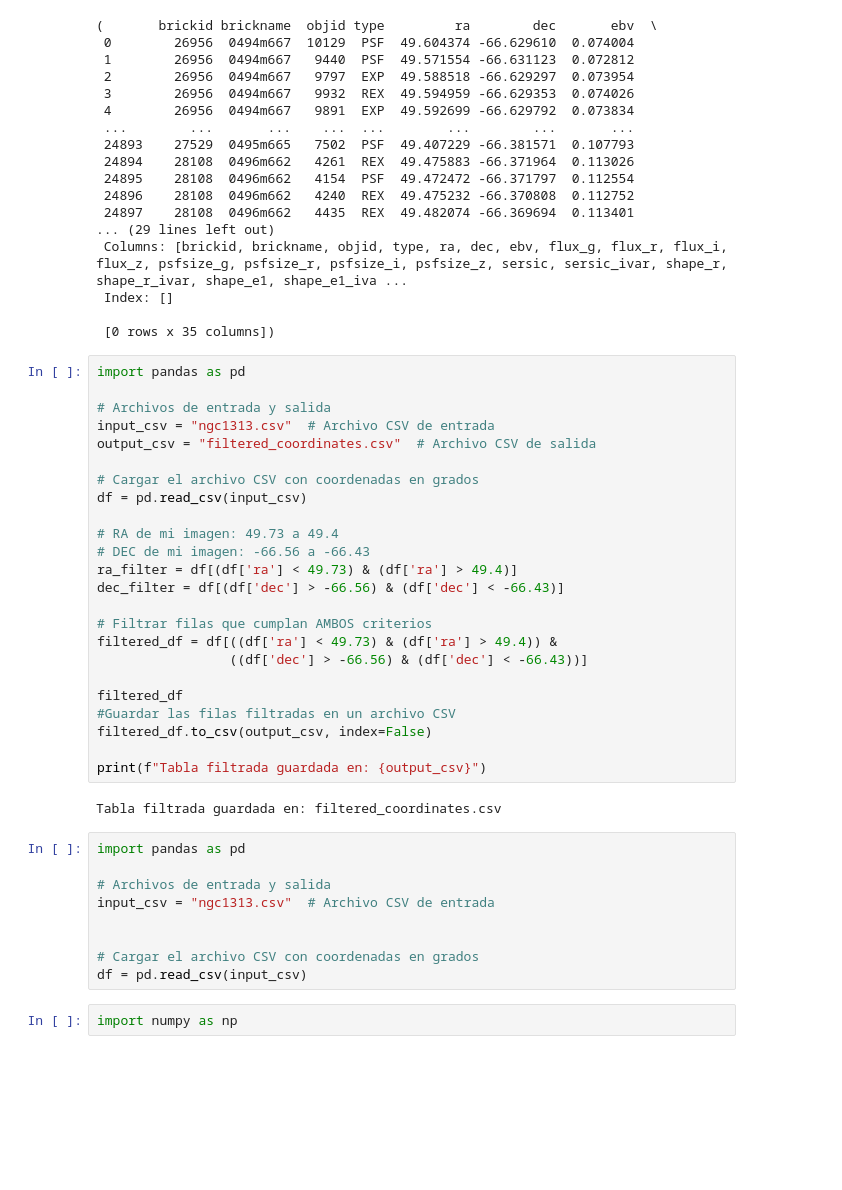
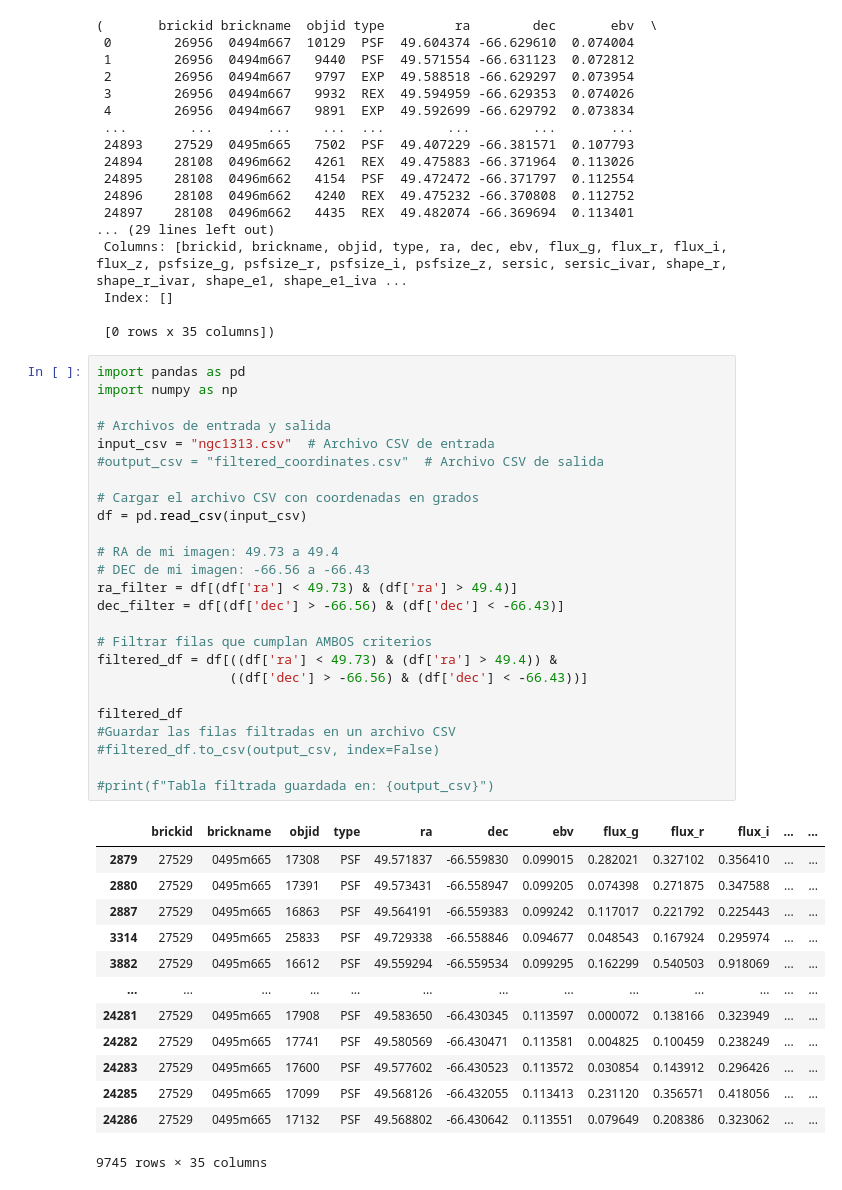
Before and after one commit to blnblnbln/TESIS, a Jupyter notebook: analysis_gmos/masa.ipynb, the cells around one changed output. Cells and saved outputs as stored; diff of their text form; blank space fills up the shorter version.

```diff
--- a/analysis_gmos/masa.ipynb
+++ b/analysis_gmos/masa.ipynb
@@ -125,39 +125,41 @@ ra,dec
  [0 rows x 35 columns])
 # %%
 import pandas as pd
+import numpy as np
 
 # Archivos de entrada y salida
 input_csv = "ngc1313.csv"  # Archivo CSV de entrada
-output_csv = "filtered_coordinates.csv"  # Archivo CSV de salida
+#output_csv = "filtered_coordinates.csv"  # Archivo CSV de salida
 
 # Cargar el archivo CSV con coordenadas en grados
 df = pd.read_csv(input_csv)
 
 # RA de mi imagen: 49.73 a 49.4
 # DEC de mi imagen: -66.56 a -66.43
 ra_filter = df[(df['ra'] < 49.73) & (df['ra'] > 49.4)]
 dec_filter = df[(df['dec'] > -66.56) & (df['dec'] < -66.43)]
 
 # Filtrar filas que cumplan AMBOS criterios
 filtered_df = df[((df['ra'] < 49.73) & (df['ra'] > 49.4)) &
                  ((df['dec'] > -66.56) & (df['dec'] < -66.43))]
 
 filtered_df
 #Guardar las filas filtradas en un archivo CSV
-filtered_df.to_csv(output_csv, index=False)
+#filtered_df.to_csv(output_csv, index=False)
 
-print(f"Tabla filtrada guardada en: {output_csv}")
+#print(f"Tabla filtrada guardada en: {output_csv}")
 # %% [output]
+|  | brickid | brickname | objid | type | ra | dec | ebv | flux_g | flux_r | flux_i | ... | ... |
+| 2879 | 27529 | 0495m665 | 17308 | PSF | 49.571837 | -66.559830 | 0.099015 | 0.282021 | 0.327102 | 0.356410 | ... | ... |
+| 2880 | 27529 | 0495m665 | 17391 | PSF | 49.573431 | -66.558947 | 0.099205 | 0.074398 | 0.271875 | 0.347588 | ... | ... |
+| 2887 | 27529 | 0495m665 | 16863 | PSF | 49.564191 | -66.559383 | 0.099242 | 0.117017 | 0.221792 | 0.225443 | ... | ... |
+| 3314 | 27529 | 0495m665 | 25833 | PSF | 49.729338 | -66.558846 | 0.094677 | 0.048543 | 0.167924 | 0.295974 | ... | ... |
+| 3882 | 27529 | 0495m665 | 16612 | PSF | 49.559294 | -66.559534 | 0.099295 | 0.162299 | 0.540503 | 0.918069 | ... | ... |
+| ... | ... | ... | ... | ... | ... | ... | ... | ... | ... | ... | ... | ... |
+| 24281 | 27529 | 0495m665 | 17908 | PSF | 49.583650 | -66.430345 | 0.113597 | 0.000072 | 0.138166 | 0.323949 | ... | ... |
+| 24282 | 27529 | 0495m665 | 17741 | PSF | 49.580569 | -66.430471 | 0.113581 | 0.004825 | 0.100459 | 0.238249 | ... | ... |
+| 24283 | 27529 | 0495m665 | 17600 | PSF | 49.577602 | -66.430523 | 0.113572 | 0.030854 | 0.143912 | 0.296426 | ... | ... |
+| 24285 | 27529 | 0495m665 | 17099 | PSF | 49.568126 | -66.432055 | 0.113413 | 0.231120 | 0.356571 | 0.418056 | ... | ... |
+| 24286 | 27529 | 0495m665 | 17132 | PSF | 49.568802 | -66.430642 | 0.113551 | 0.079649 | 0.208386 | 0.323062 | ... | ... |
-Tabla filtrada guardada en: filtered_coordinates.csv
+9745 rows × 35 columns
-# %%
-import pandas as pd
-
-# Archivos de entrada y salida
-input_csv = "ngc1313.csv"  # Archivo CSV de entrada
-
-
-# Cargar el archivo CSV con coordenadas en grados
-df = pd.read_csv(input_csv)
-# %%
-import numpy as np
 # %%
```
Also changed, not shown: parts of 14 cells of this notebook, 4 other files.
